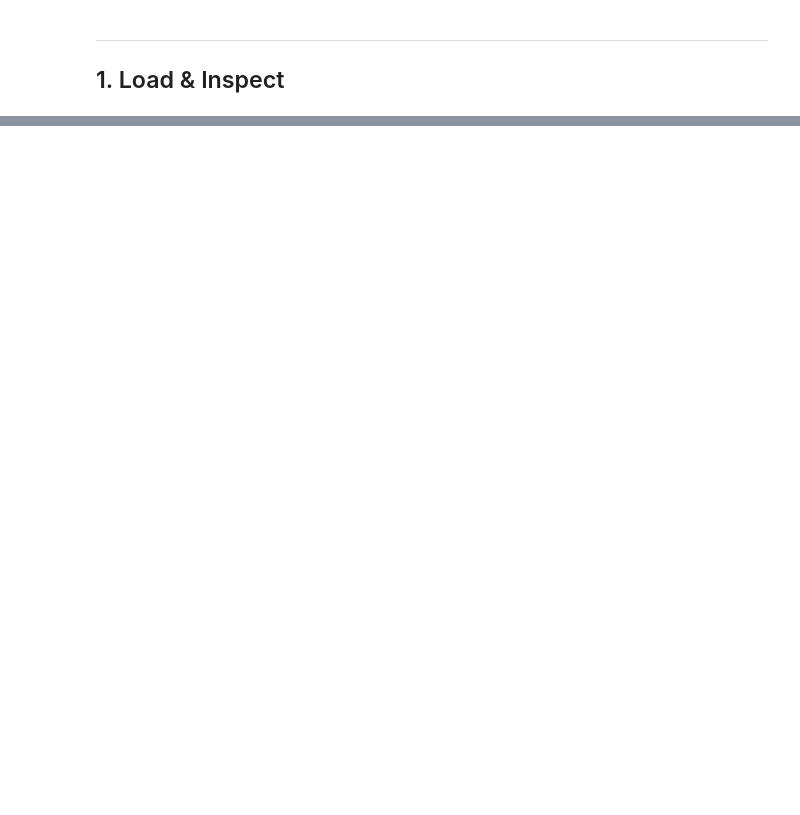
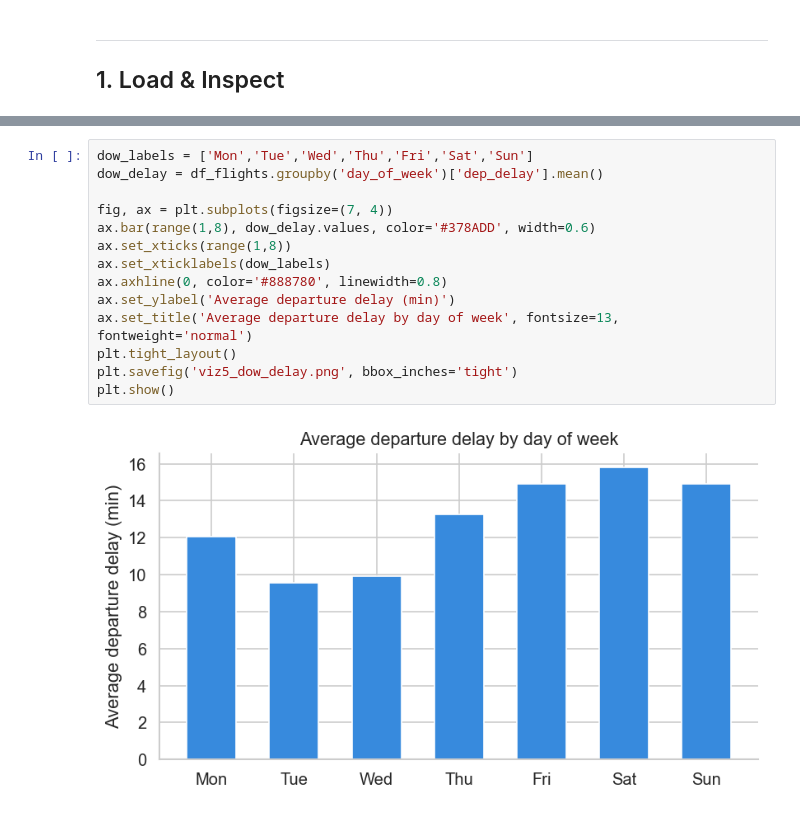
Before and after one commit to nicholasthomas18/STAT486FinalProject, a Jupyter notebook: code/02_eda.ipynb, the cells around one changed output, grey strips where cells are left out. Drawn from its saved outputs; the diff is of its cells as text; blank space fills up the shorter version.

```diff
--- a/code/02_eda.ipynb
+++ b/code/02_eda.ipynb
@@ -379,0 +179,16 @@ pct_late_aircraft_ct    0.2904    0.1916  0.0    0.2943      1.0
+# %%
+dow_labels = ['Mon','Tue','Wed','Thu','Fri','Sat','Sun']
+dow_delay = df_flights.groupby('day_of_week')['dep_delay'].mean()
+
+fig, ax = plt.subplots(figsize=(7, 4))
+ax.bar(range(1,8), dow_delay.values, color='#378ADD', width=0.6)
+ax.set_xticks(range(1,8))
+ax.set_xticklabels(dow_labels)
+ax.axhline(0, color='#888780', linewidth=0.8)
+ax.set_ylabel('Average departure delay (min)')
+ax.set_title('Average departure delay by day of week', fontsize=13, fontweight='normal')
+plt.tight_layout()
+plt.savefig('viz5_dow_delay.png', bbox_inches='tight')
+plt.show()
+# %% [output]
+[figure, added]
```
Also changed, not shown: parts of 40 cells of this notebook, 7 other files.
